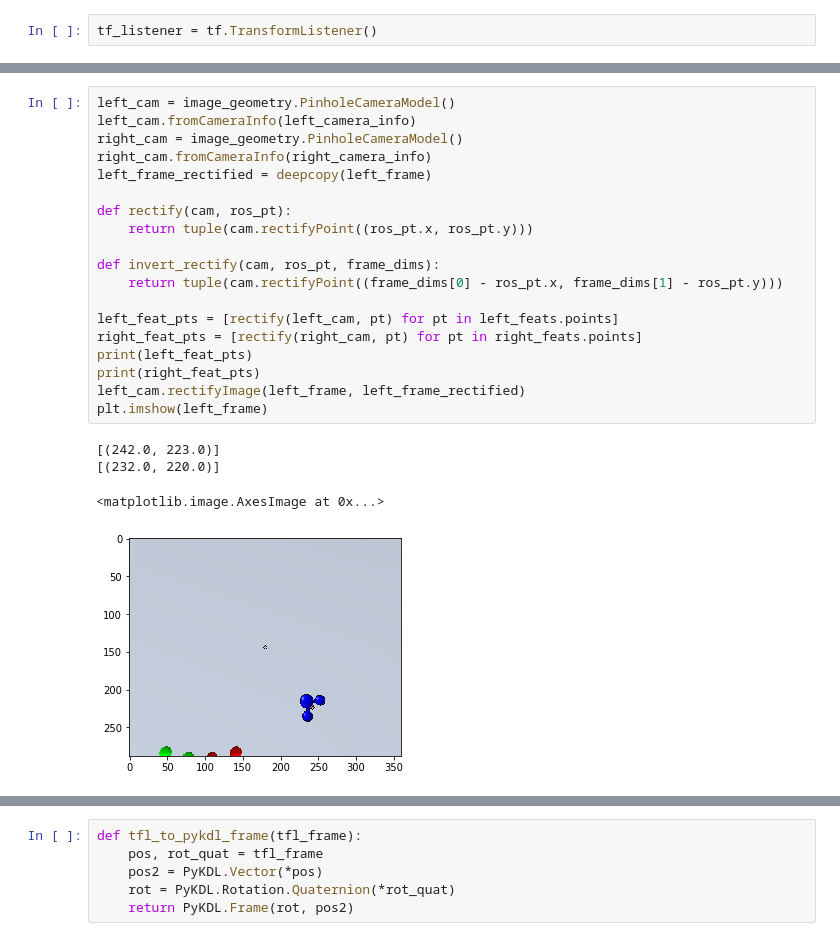
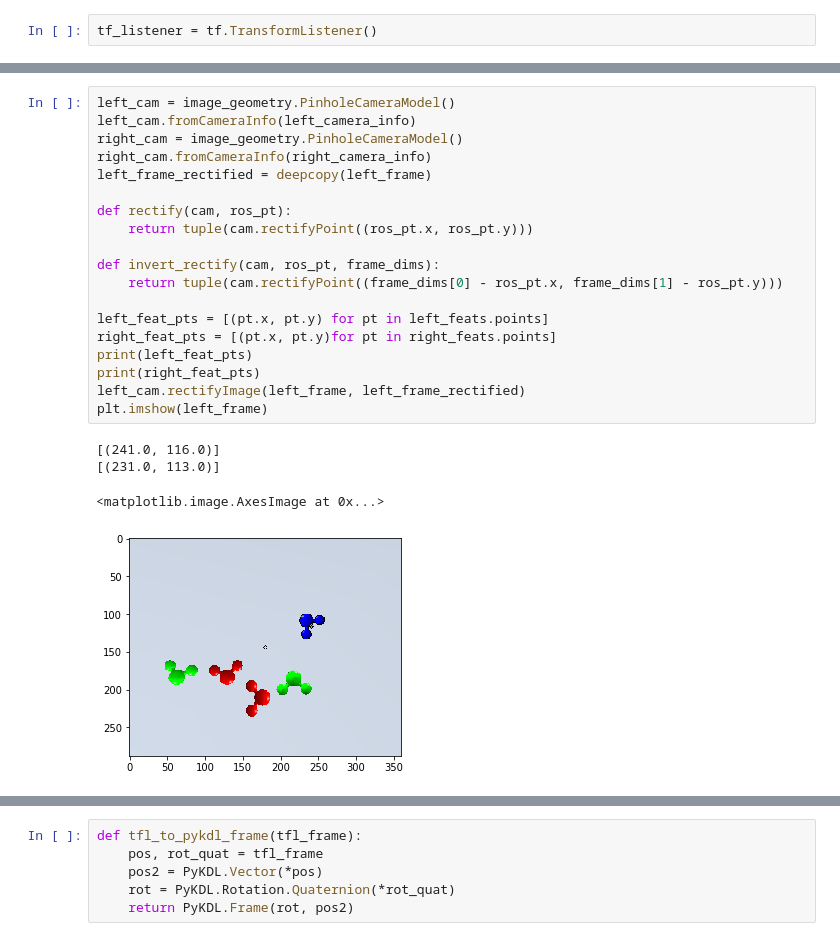
Before and after one commit to jordanzliu/dvrk_pickandplace, a Jupyter notebook: pick_and_place_experiments.ipynb, the cells around one changed output, grey strips where cells are left out. Saved outputs shown, nothing was run; the diff lists cells and outputs as text.

```diff
--- a/pick_and_place_experiments.ipynb
+++ b/pick_and_place_experiments.ipynb
@@ -212,27 +194,27 @@ points:
 # %%
 left_cam = image_geometry.PinholeCameraModel()
 left_cam.fromCameraInfo(left_camera_info)
 right_cam = image_geometry.PinholeCameraModel()
 right_cam.fromCameraInfo(right_camera_info)
 left_frame_rectified = deepcopy(left_frame)
 
 def rectify(cam, ros_pt):
     return tuple(cam.rectifyPoint((ros_pt.x, ros_pt.y)))
 
 def invert_rectify(cam, ros_pt, frame_dims):
     return tuple(cam.rectifyPoint((frame_dims[0] - ros_pt.x, frame_dims[1] - ros_pt.y)))
 
-left_feat_pts = [rectify(left_cam, pt) for pt in left_feats.points]
-right_feat_pts = [rectify(right_cam, pt) for pt in right_feats.points]
+left_feat_pts = [(pt.x, pt.y) for pt in left_feats.points]
+right_feat_pts = [(pt.x, pt.y)for pt in right_feats.points]
 print(left_feat_pts)
 print(right_feat_pts)
 left_cam.rectifyImage(left_frame, left_frame_rectified)
 plt.imshow(left_frame)
 # %% [output]
-[(242.0, 223.0)]
-[(232.0, 220.0)]
+[(241.0, 116.0)]
+[(231.0, 113.0)]
 <matplotlib.image.AxesImage at 0x...>
-[figure, old version]
+[figure, new version]
 # %%
 right_frame_rectified = deepcopy(right_frame)
 left_cam.rectifyImage(right_frame, right_frame_rectified)
```
Also changed, not shown: parts of 24 cells of this notebook, 2 other files.
